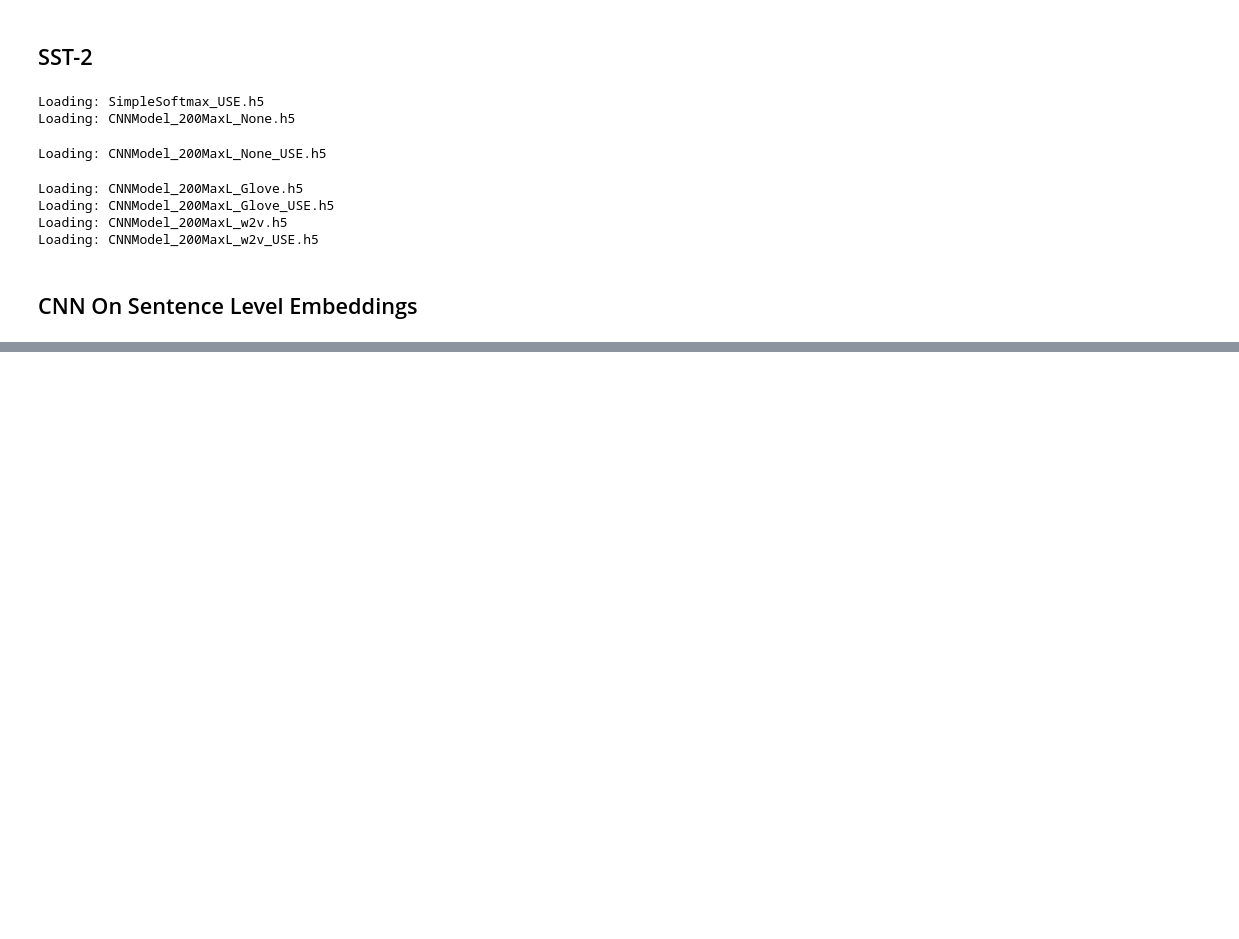
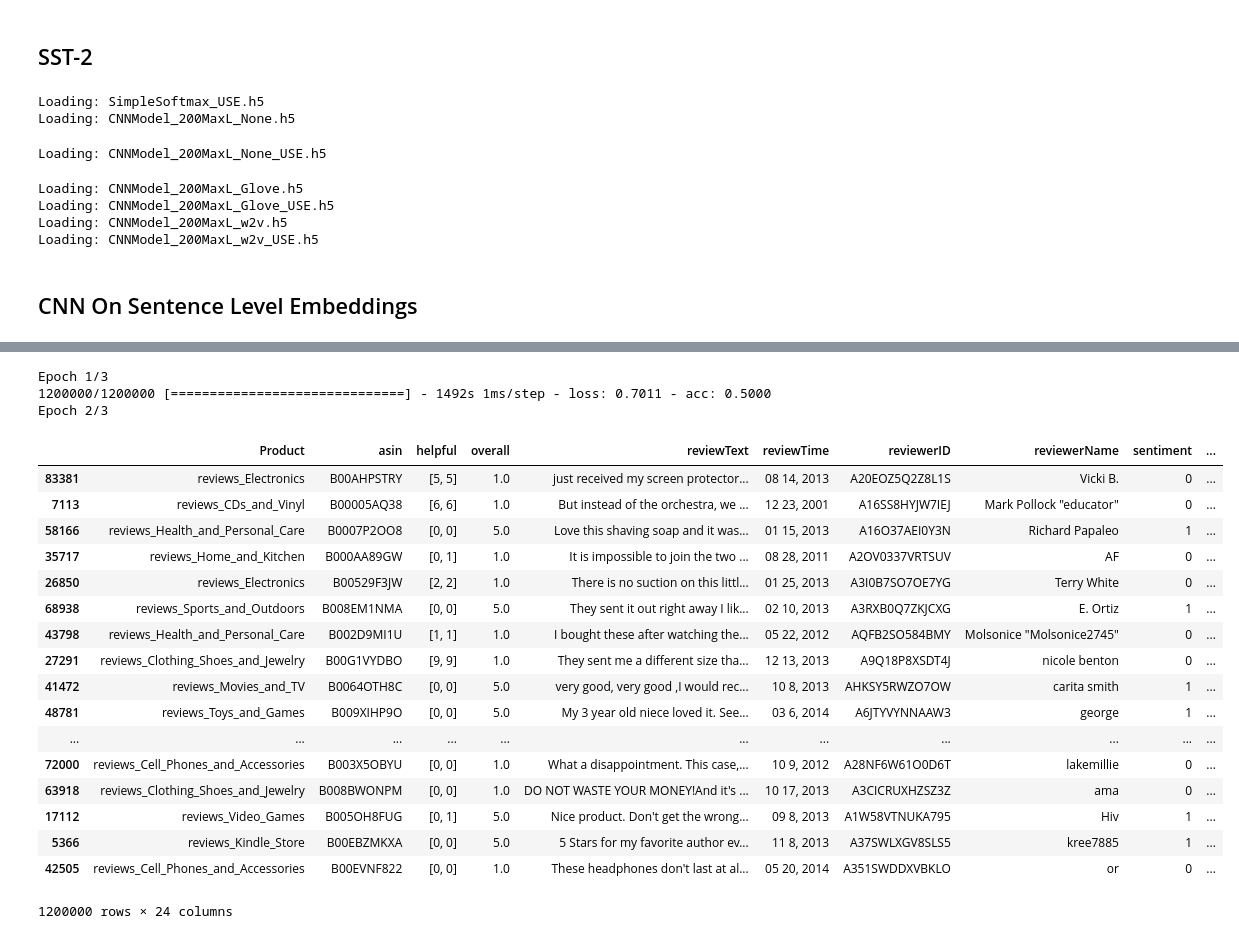
Before and after one commit to lance-miles/w266FinalProject-Amazon, a Jupyter notebook: Notebook/Amazon Reviews - Final Project Notebook.ipynb, the cells around one changed output, grey strips where cells are left out. Saved outputs shown, nothing was run; the diff lists cells and outputs as text; code cells hidden in the pictures; blank space fills up the shorter version.

Commit message:
Adding final models

```diff
--- a/Notebook/Amazon Reviews - Final Project Notebook.ipynb
+++ b/Notebook/Amazon Reviews - Final Project Notebook.ipynb
@@ -1844,0 +2568,52 @@ sst_results.to_pickle(file_name)
+# %%
+cnnModel_sent_glove_USE_ind.fit([train_data_sent_USE_ind,train_data_sent_USE_ind,train_data_sent_USE_ind,
+                               X_train,X_train,X_train],
+                          X_train_labels, epochs=3,
+                          batch_size=10000)
+cnnModel_sent_glove_USE_ind.save('../../cnnModel_sent_glove_USE_ind.h5')
+# %% [output]
+Epoch 1/3
+1200000/1200000 [==============================] - 1492s 1ms/step - loss: 0.7011 - acc: 0.5000
+Epoch 2/3
+# %%
+file_name = '../../test_predictions.pkl'
+test_results = pd.read_pickle(file_name)
+
+file_name = '../../imdb_test_predictions.pkl'
+imdb_results = pd.read_pickle(file_name)
+
+file_name = '../../twitter_sent140_test_predictions.pkl'
+twitter_results = pd.read_pickle(file_name)
+
+file_name = '../../yelp_test_predictions.pkl'
+yelp_results = pd.read_pickle(file_name)
+
+file_name = '../../yelp_zhang_test_predictions.pkl'
+yelp_zhang_results = pd.read_pickle(file_name)
+
+file_name = '../../amazon_zhang_test_predictions.pkl'
+amazon_zhang_results = pd.read_pickle(file_name)
+
+file_name = '../../sst_test_predictions.pkl'
+sst_results = pd.read_pickle(file_name)
+# %%
+test_results
+# %% [output]
+|  | Product | asin | helpful | overall | reviewText | reviewTime | reviewerID | reviewerName | sentiment | ... |
+| 83381 | reviews_Electronics | B00AHPSTRY | [5, 5] | 1.0 | just received my screen protector... | 08 14, 2013 | A20EOZ5Q2Z8L1S | Vicki B. | 0 | ... |
+| 7113 | reviews_CDs_and_Vinyl | B00005AQ38 | [6, 6] | 1.0 | But instead of the orchestra, we ... | 12 23, 2001 | A16SS8HYJW7IEJ | Mark Pollock "educator" | 0 | ... |
+| 58166 | reviews_Health_and_Personal_Care | B0007P2OO8 | [0, 0] | 5.0 | Love this shaving soap and it was... | 01 15, 2013 | A16O37AEI0Y3N | Richard Papaleo | 1 | ... |
+| 35717 | reviews_Home_and_Kitchen | B000AA89GW | [0, 1] | 1.0 | It is impossible to join the two ... | 08 28, 2011 | A2OV0337VRTSUV | AF | 0 | ... |
+| 26850 | reviews_Electronics | B00529F3JW | [2, 2] | 1.0 | There is no suction on this littl... | 01 25, 2013 | A3I0B7SO7OE7YG | Terry White | 0 | ... |
+| 68938 | reviews_Sports_and_Outdoors | B008EM1NMA | [0, 0] | 5.0 | They sent it out right away I lik... | 02 10, 2013 | A3RXB0Q7ZKJCXG | E. Ortiz | 1 | ... |
+| 43798 | reviews_Health_and_Personal_Care | B002D9MI1U | [1, 1] | 1.0 | I bought these after watching the... | 05 22, 2012 | AQFB2SO584BMY | Molsonice "Molsonice2745" | 0 | ... |
+| 27291 | reviews_Clothing_Shoes_and_Jewelry | B00G1VYDBO | [9, 9] | 1.0 | They sent me a different size tha... | 12 13, 2013 | A9Q18P8XSDT4J | nicole benton | 0 | ... |
+| 41472 | reviews_Movies_and_TV | B0064OTH8C | [0, 0] | 5.0 | very good, very good ,I would rec... | 10 8, 2013 | AHKSY5RWZO7OW | carita smith | 1 | ... |
+| 48781 | reviews_Toys_and_Games | B009XIHP9O | [0, 0] | 5.0 | My 3 year old niece loved it. See... | 03 6, 2014 | A6JTYVYNNAAW3 | george | 1 | ... |
+| ... | ... | ... | ... | ... | ... | ... | ... | ... | ... | ... |
+| 72000 | reviews_Cell_Phones_and_Accessories | B003X5OBYU | [0, 0] | 1.0 | What a disappointment. This case,... | 10 9, 2012 | A28NF6W61O0D6T | lakemillie | 0 | ... |
+| 63918 | reviews_Clothing_Shoes_and_Jewelry | B008BWONPM | [0, 0] | 1.0 | DO NOT WASTE YOUR MONEY!And it's ... | 10 17, 2013 | A3CICRUXHZSZ3Z | ama | 0 | ... |
+| 17112 | reviews_Video_Games | B005OH8FUG | [0, 1] | 5.0 | Nice product. Don't get the wrong... | 09 8, 2013 | A1W58VTNUKA795 | Hiv | 1 | ... |
+| 5366 | reviews_Kindle_Store | B00EBZMKXA | [0, 0] | 5.0 | 5 Stars for my favorite author ev... | 11 8, 2013 | A37SWLXGV8SLS5 | kree7885 | 1 | ... |
+| 42505 | reviews_Cell_Phones_and_Accessories | B00EVNF822 | [0, 0] | 1.0 | These headphones don't last at al... | 05 20, 2014 | A351SWDDXVBKLO | or | 0 | ... |
+1200000 rows × 24 columns
```
Also changed, not shown: parts of 75 cells of this notebook.
